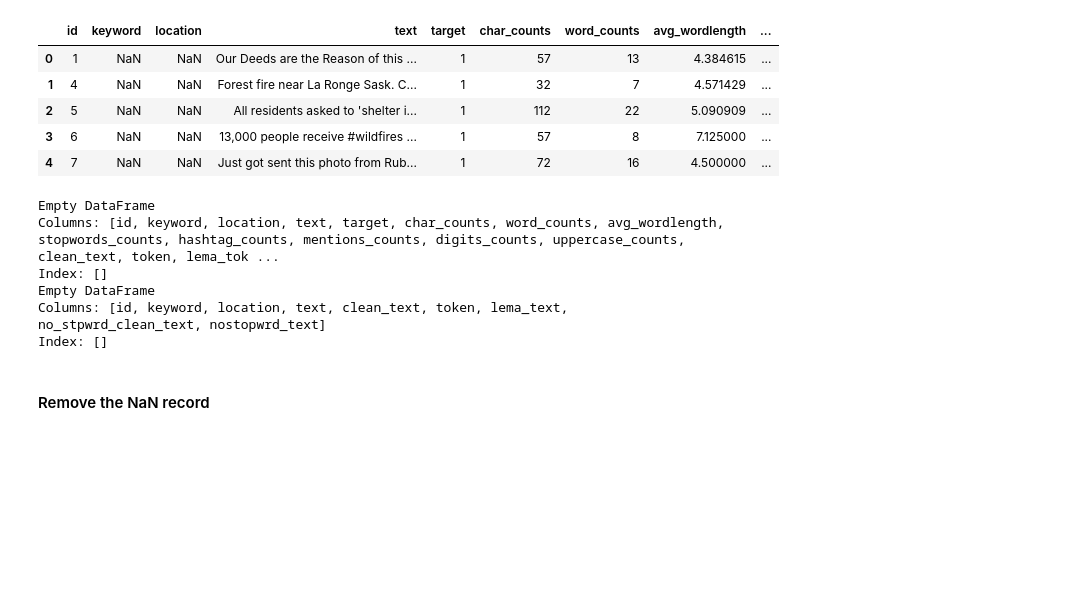
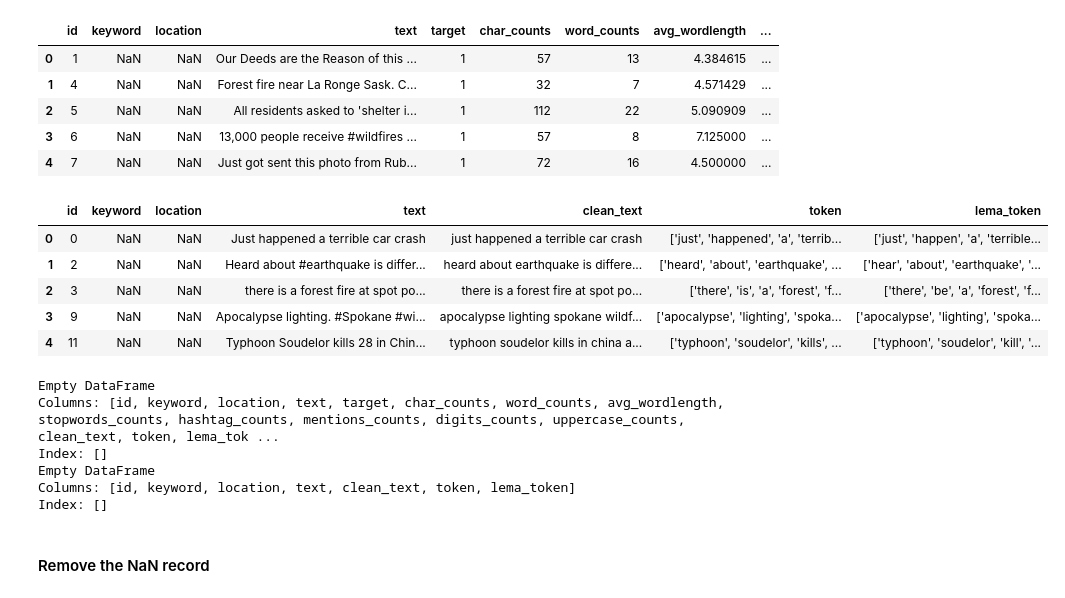
Before and after one commit to suvkp/Disaster-Tweets-Prediction, a Jupyter notebook: Prediction_Notebook.ipynb, the cells around one changed output. Drawn from its saved outputs; the diff is of its cells as text; code cells hidden in the pictures; blank space fills up the shorter version.

```diff
--- a/Prediction_Notebook.ipynb
+++ b/Prediction_Notebook.ipynb
@@ -302,7 +310,7 @@ train_p.to_csv("Data/clean_train_data.csv", index=False)
 from sklearn.feature_extraction.text import TfidfVectorizer
 # %%
 train_vec_df = pd.read_csv("Data/clean_train_data.csv")
-# test_vec_df = pd.read_csv("Data/clean_test_data.csv")
+test_vec_df = pd.read_csv("Data/clean_test_data.csv")
 # %%
 train_vec_df.head()
 # %% [output]
@@ -312,6 +320,15 @@ train_vec_df.head()
 | 2 | 5 | NaN | NaN | All residents asked to 'shelter i... | 1 | 112 | 22 | 5.090909 | ... |
 | 3 | 6 | NaN | NaN | 13,000 people receive #wildfires ... | 1 | 57 | 8 | 7.125000 | ... |
 | 4 | 7 | NaN | NaN | Just got sent this photo from Rub... | 1 | 72 | 16 | 4.500000 | ... |
+# %%
+test_vec_df.head()
+# %% [output]
+|  | id | keyword | location | text | clean_text | token | lema_token |
+| 0 | 0 | NaN | NaN | Just happened a terrible car crash | just happened a terrible car crash | ['just', 'happened', 'a', 'terrib... | ['just', 'happen', 'a', 'terrible... |
+| 1 | 2 | NaN | NaN | Heard about #earthquake is differ... | heard about earthquake is differe... | ['heard', 'about', 'earthquake', ... | ['hear', 'about', 'earthquake', '... |
+| 2 | 3 | NaN | NaN | there is a forest fire at spot po... | there is a forest fire at spot po... | ['there', 'is', 'a', 'forest', 'f... | ['there', 'be', 'a', 'forest', 'f... |
+| 3 | 9 | NaN | NaN | Apocalypse lighting. #Spokane #wi... | apocalypse lighting spokane wildf... | ['apocalypse', 'lighting', 'spoka... | ['apocalypse', 'lighting', 'spoka... |
+| 4 | 11 | NaN | NaN | Typhoon Soudelor kills 28 in Chin... | typhoon soudelor kills in china a... | ['typhoon', 'soudelor', 'kills', ... | ['typhoon', 'soudelor', 'kill', '... |
 # %%
 print(train_vec_df[train_vec_df["clean_text"].isnull()])
 print(test_vec_df[test_vec_df["clean_text"].isnull()])
@@ -320,7 +337,7 @@ Empty DataFrame
 Columns: [id, keyword, location, text, target, char_counts, word_counts, avg_wordlength, stopwords_counts, hashtag_counts, mentions_counts, digits_counts, uppercase_counts, clean_text, token, lema_tok ...
 Index: []
 Empty DataFrame
-Columns: [id, keyword, location, text, clean_text, token, lema_text, no_stpwrd_clean_text, nostopwrd_text]
+Columns: [id, keyword, location, text, clean_text, token, lema_token]
 Index: []
 # %% [markdown]
 #### Remove the NaN record
```
Also changed, not shown: parts of 32 cells of this notebook, 1 other file.
